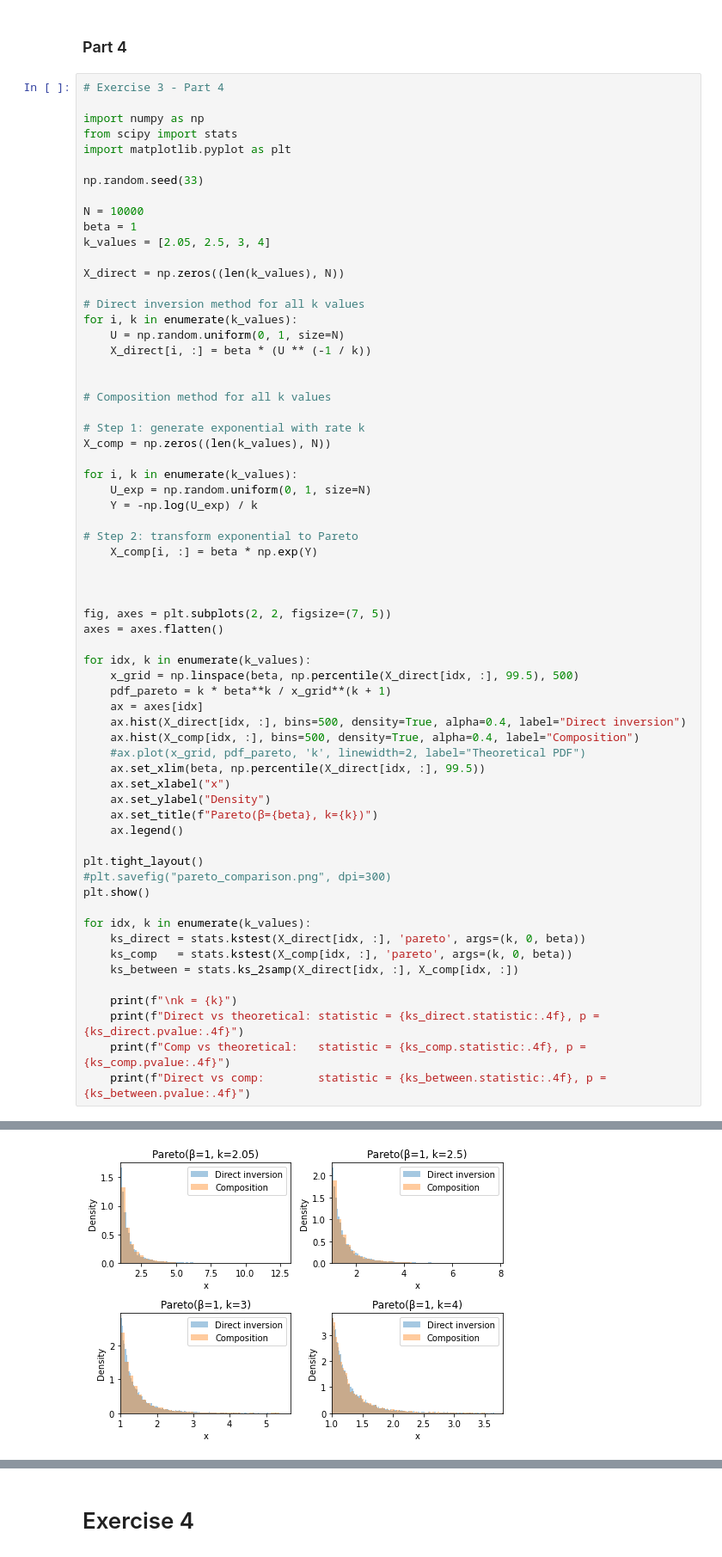
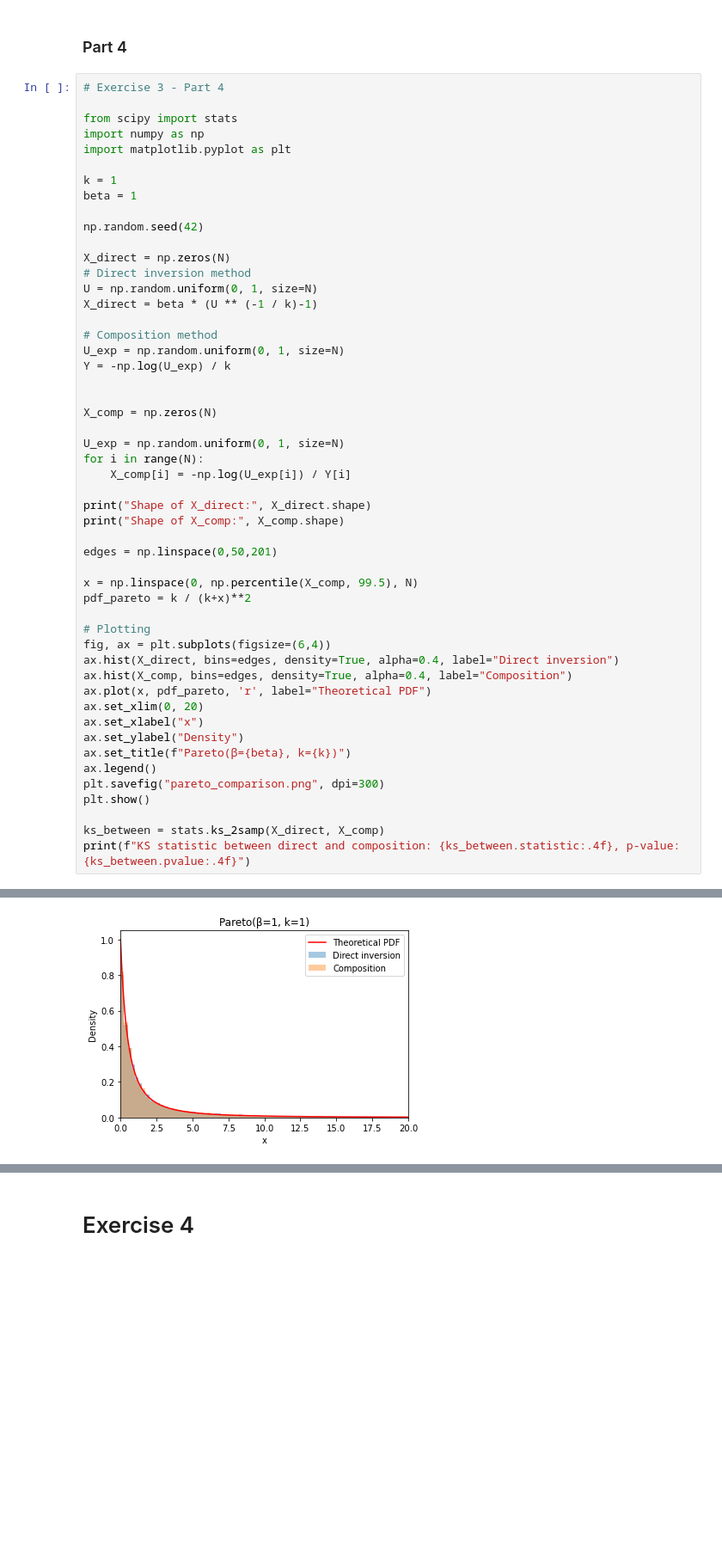
Before and after one commit to TanneSWL/Stochastic-Simulation, a Jupyter notebook: source_code.ipynb, the cells around one changed output, grey strips where cells are left out. Shown at 86% size. Cells and saved outputs as stored; diff of their text form; blank space fills up the shorter version.

```diff
--- a/source_code.ipynb
+++ b/source_code.ipynb
@@ -948,65 +948,52 @@ KS test: D=0.0037, p-value=0.1223
 # %%
 # Exercise 3 - Part 4
 
+from scipy import stats
 import numpy as np
-from scipy import stats
 import matplotlib.pyplot as plt
 
-np.random.seed(33)
+k = 1
+beta = 1
 
-N = 10000
-beta = 1
-k_values = [2.05, 2.5, 3, 4]
+np.random.seed(42)
 
-X_direct = np.zeros((len(k_values), N))
+X_direct = np.zeros(N)
+# Direct inversion method
+U = np.random.uniform(0, 1, size=N)
+X_direct = beta * (U ** (-1 / k)-1)
 
-# Direct inversion method for all k values
-for i, k in enumerate(k_values):
-    U = np.random.uniform(0, 1, size=N)
-    X_direct[i, :] = beta * (U ** (-1 / k))
+# Composition method
+U_exp = np.random.uniform(0, 1, size=N)
+Y = -np.log(U_exp) / k
 
 
-# Composition method for all k values
+X_comp = np.zeros(N)
 
-# Step 1: generate exponential with rate k
-X_comp = np.zeros((len(k_values), N))
+U_exp = np.random.uniform(0, 1, size=N)
+for i in range(N):
+    X_comp[i] = -np.log(U_exp[i]) / Y[i]
 
-for i, k in enumerate(k_values):
-    U_exp = np.random.uniform(0, 1, size=N)
-    Y = -np.log(U_exp) / k
+print("Shape of X_direct:", X_direct.shape)
+print("Shape of X_comp:", X_comp.shape)
 
-# Step 2: transform exponential to Pareto
-    X_comp[i, :] = beta * np.exp(Y)
+edges = np.linspace(0,50,201)
 
+x = np.linspace(0, np.percentile(X_comp, 99.5), N)
+pdf_pareto = k / (k+x)**2
 
-
-fig, axes = plt.subplots(2, 2, figsize=(7, 5))
-axes = axes.flatten()
-
-for idx, k in enumerate(k_values):
-    x_grid = np.linspace(beta, np.percentile(X_direct[idx, :], 99.5), 500)
-    pdf_pareto = k * beta**k / x_grid**(k + 1)
-    ax = axes[idx]
-    ax.hist(X_direct[idx, :], bins=500, density=True, alpha=0.4, label="Direct inversion")
-    ax.hist(X_comp[idx, :], bins=500, density=True, alpha=0.4, label="Composition")
-    #ax.plot(x_grid, pdf_pareto, 'k', linewidth=2, label="Theoretical PDF")
-    ax.set_xlim(beta, np.percentile(X_direct[idx, :], 99.5))
-    ax.set_xlabel("x")
-    ax.set_ylabel("Density")
-    ax.set_title(f"Pareto(β={beta}, k={k})")
-    ax.legend()
-
-plt.tight_layout()
-#plt.savefig("pareto_comparison.png", dpi=300)
+# Plotting
+fig, ax = plt.subplots(figsize=(6,4))
+ax.hist(X_direct, bins=edges, density=True, alpha=0.4, label="Direct inversion")
+ax.hist(X_comp, bins=edges, density=True, alpha=0.4, label="Composition")
+ax.plot(x, pdf_pareto, 'r', label="Theoretical PDF")
+ax.set_xlim(0, 20)
+ax.set_xlabel("x")
+ax.set_ylabel("Density")
+ax.set_title(f"Pareto(β={beta}, k={k})")
+ax.legend()
+plt.savefig("pareto_comparison.png", dpi=300)
 plt.show()
 
-for idx, k in enumerate(k_values):
-    ks_direct = stats.kstest(X_direct[idx, :], 'pareto', args=(k, 0, beta))
-    ks_comp   = stats.kstest(X_comp[idx, :], 'pareto', args=(k, 0, beta))
-    ks_between = stats.ks_2samp(X_direct[idx, :], X_comp[idx, :])
-
-    print(f"\nk = {k}")
-    print(f"Direct vs theoretical: statistic = {ks_direct.statistic:.4f}, p = {ks_direct.pvalue:.4f}")
-    print(f"Comp vs theoretical:   statistic = {ks_comp.statistic:.4f}, p = {ks_comp.pvalue:.4f}")
-    print(f"Direct vs comp:        statistic = {ks_between.statistic:.4f}, p = {ks_between.pvalue:.4f}")
+ks_between = stats.ks_2samp(X_direct, X_comp)
+print(f"KS statistic between direct and composition: {ks_between.statistic:.4f}, p-value: {ks_between.pvalue:.4f}")
 # %% [output]
@@ -1013 +1002 @@ for idx, k in enumerate(k_values):
-[figure, old version]
+[figure, new version]
```
Also changed, not shown: parts of 9 cells of this notebook.
